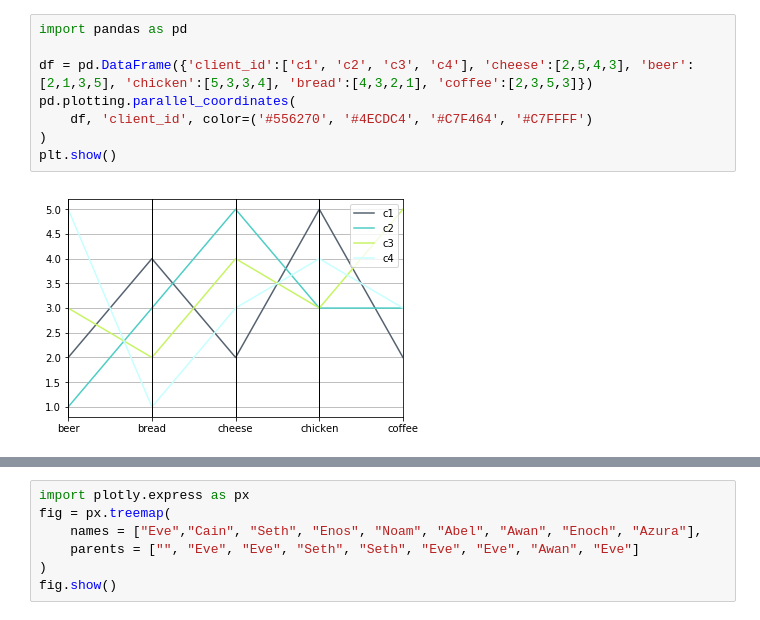
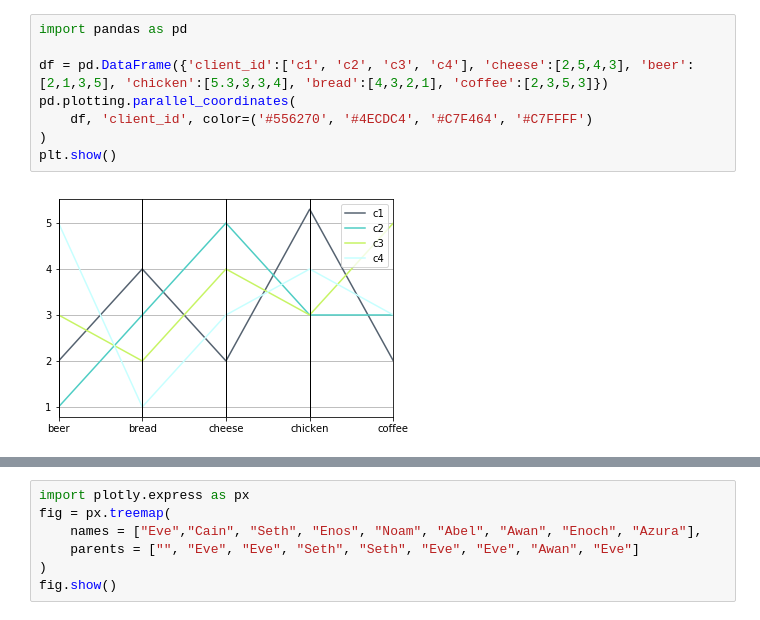
Before and after one commit to luhansen/Estudo_Visualizacao, a Jupyter notebook: Algoritmos - visualização de informações.ipynb, the cells around one changed output, grey strips where cells are left out. Saved outputs shown, nothing was run; the diff lists cells and outputs as text.

Commit message:
visualizacao de informacoes

```diff
--- a/Algoritmos - visualização de informações.ipynb
+++ b/Algoritmos - visualização de informações.ipynb
@@ -46,10 +46,10 @@ plt.show()
 # %%
 import pandas as pd
 
-df = pd.DataFrame({'client_id':['c1', 'c2', 'c3', 'c4'], 'cheese':[2,5,4,3], 'beer':[2,1,3,5], 'chicken':[5,3,3,4], 'bread':[4,3,2,1], 'coffee':[2,3,5,3]})
+df = pd.DataFrame({'client_id':['c1', 'c2', 'c3', 'c4'], 'cheese':[2,5,4,3], 'beer':[2,1,3,5], 'chicken':[5.3,3,3,4], 'bread':[4,3,2,1], 'coffee':[2,3,5,3]})
 pd.plotting.parallel_coordinates(
     df, 'client_id', color=('#556270', '#4ECDC4', '#C7F464', '#C7FFFF')
 )
 plt.show()
 # %% [output]
-[figure, old version]
+[figure, new version]
```
Also changed, not shown: parts of 16 cells of this notebook, 2 other files.
